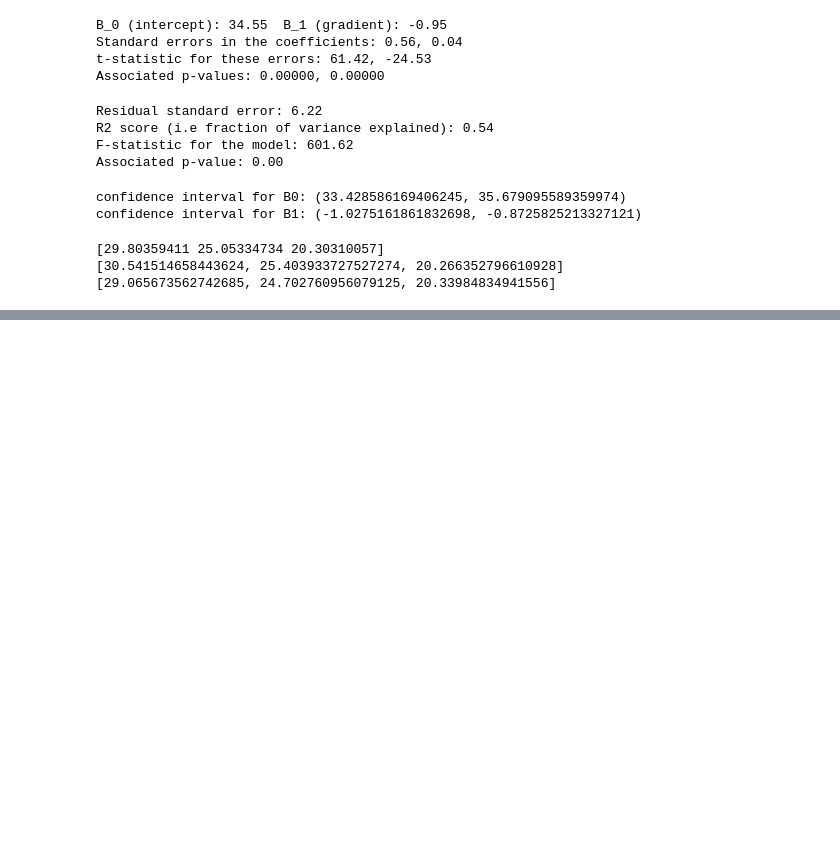
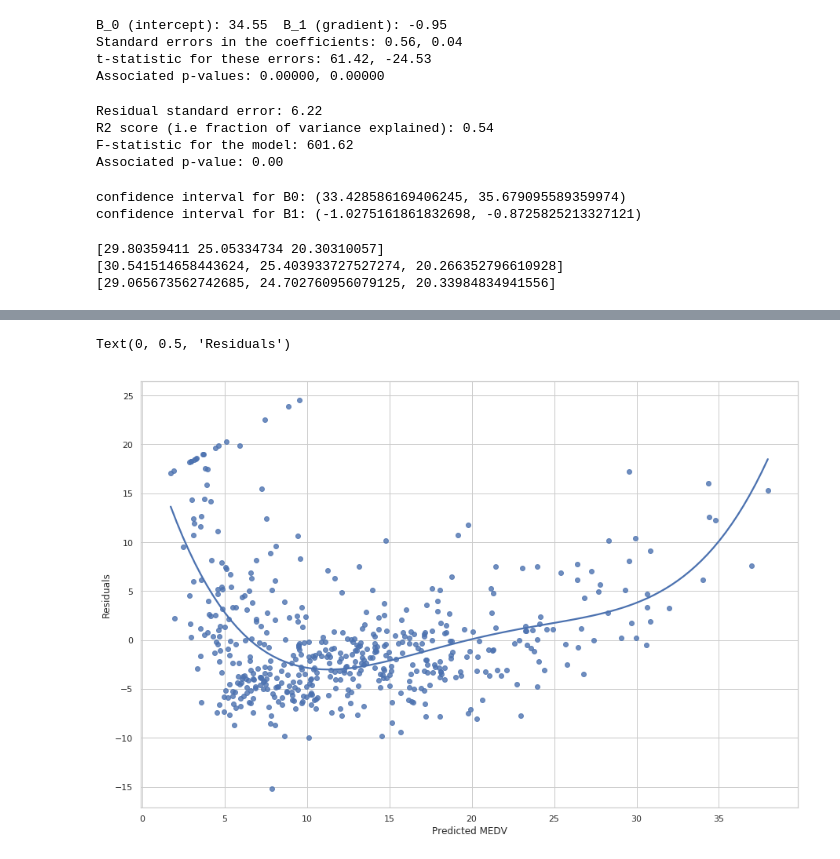
Before and after one commit to wllgrnt/islr-python-examples, a Jupyter notebook: Chapter3/SimpleRegression.ipynb, the cells around one changed output, grey strips where cells are left out. Drawn from its saved outputs; the diff is of its cells as text; code cells hidden in the pictures; blank space fills up the shorter version.

```diff
--- a/Chapter3/SimpleRegression.ipynb
+++ b/Chapter3/SimpleRegression.ipynb
@@ -232,0 +237,11 @@ print([confidence_b0[0] + confidence_b1[1]*x_value for x_value in [5,10,15]])
+# %%
+residuals = y_train -y_pred
+# %%
+# plt.plot(x_train, residuals, 'o')
+fig, ax = plt.subplots(figsize=(15,10))
+g = sns.regplot(x_train[:,0], residuals, ci=None, order=4, truncate=True, ax=ax)
+g.set_xlabel("Predicted MEDV")
+g.set_ylabel("Residuals")
+# %% [output]
+Text(0, 0.5, 'Residuals')
+[figure, added]
```
Also changed, not shown: parts of 5 cells of this notebook.
